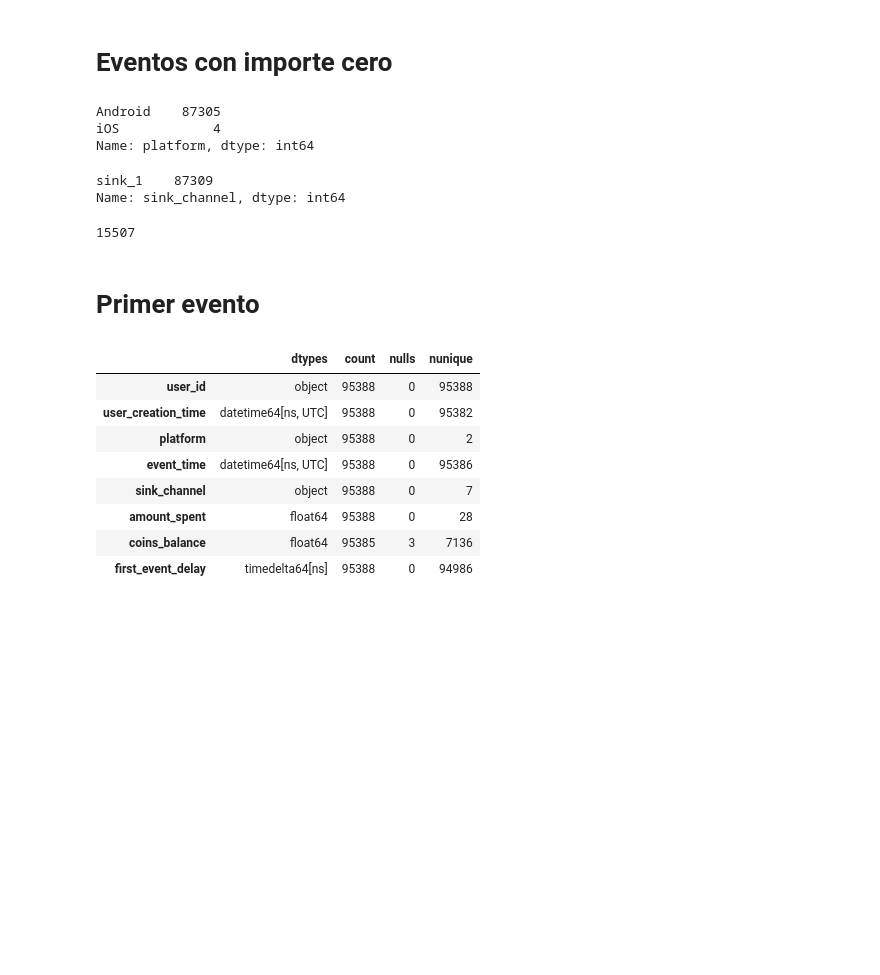
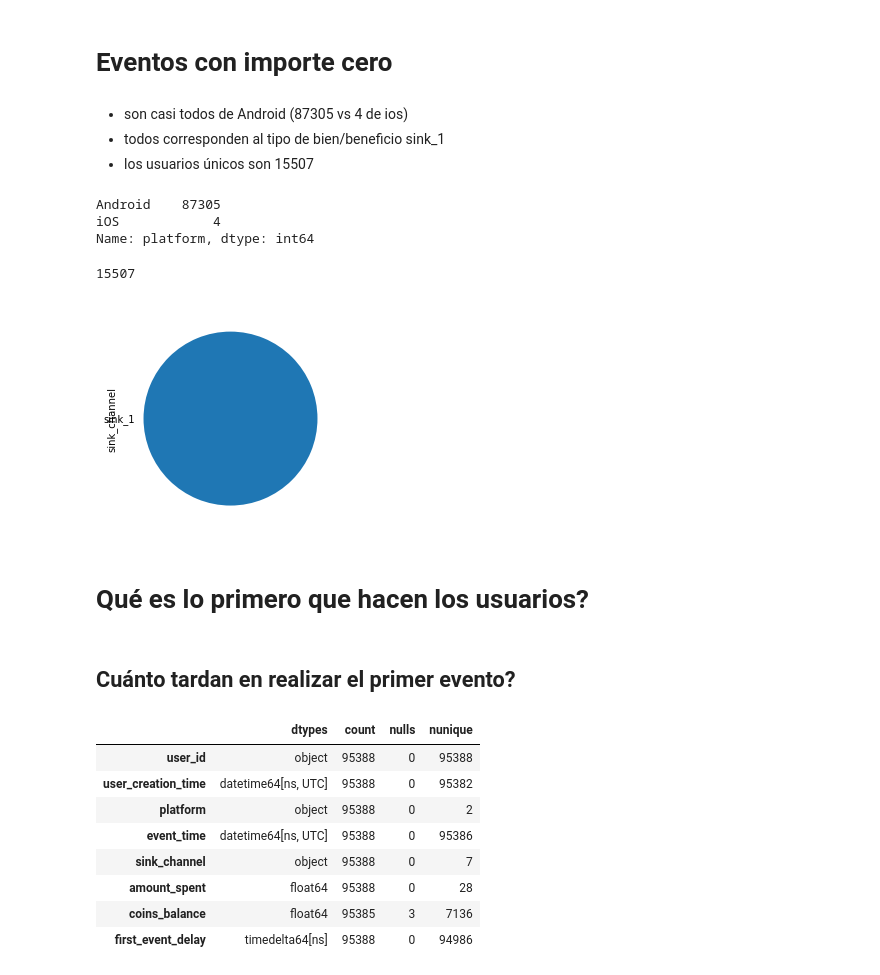
Before and after one commit to melik-data-challenges/etermax-challenge, a Jupyter notebook: etermax-challenge.ipynb, the cells around one changed output. Drawn from its saved outputs; the diff is of its cells as text; code cells hidden in the pictures; blank space fills up the shorter version.

```diff
--- a/etermax-challenge.ipynb
+++ b/etermax-challenge.ipynb
@@ -136,28 +139,37 @@ display(df.user_creation_time.max())
 '2018-07-21T23:59:55.658Z'
 # %% [markdown]
 # Eventos con importe cero
+# %% [markdown]
+- son casi todos de Android (87305 vs 4 de ios)
+- todos corresponden al tipo de bien/beneficio sink_1
+- los usuarios únicos son 15507
+# %%
+amount_is_zero = df.amount_spent == 0
+
+df[amount_is_zero].platform.value_counts()
+# .plot.bar()
+# plt.ylabel('')
+# plt.title('platform')
+# %% [output]
+Android    87305
+iOS            4
+Name: platform, dtype: int64
 # %%
-amount_is_zero = df.amount_spent == 0
-
-display(df[amount_is_zero].platform.value_counts())
-
-display(df[amount_is_zero].sink_channel.value_counts())
+df[amount_is_zero].sink_channel.value_counts().plot.pie()
 
 display(df[amount_is_zero].user_id.nunique())
 # %% [output]
-Android    87305
-iOS            4
-Name: platform, dtype: int64
+15507
-sink_1    87309
-Name: sink_channel, dtype: int64
-15507
+[figure, added]
-# %% [markdown]
-# Primer evento
+# %% [markdown]
+# Qué es lo primero que hacen los usuarios?
 # %%
 df_usr_first_event = df.sort_values(['user_creation_time', 'event_time']).drop_duplicates('user_id', keep='first')
 # %%
 df_usr_first_event['event_time'] = pd.DatetimeIndex(df_usr_first_event.event_time)
 df_usr_first_event['user_creation_time'] = pd.DatetimeIndex(df_usr_first_event.user_creation_time)
+# %% [markdown]
+## Cuánto tardan en realizar el primer evento?
 # %%
 get_df_metadata(df_usr_first_event)
 # %% [output]
```
Also changed, not shown: parts of 14 cells of this notebook.
